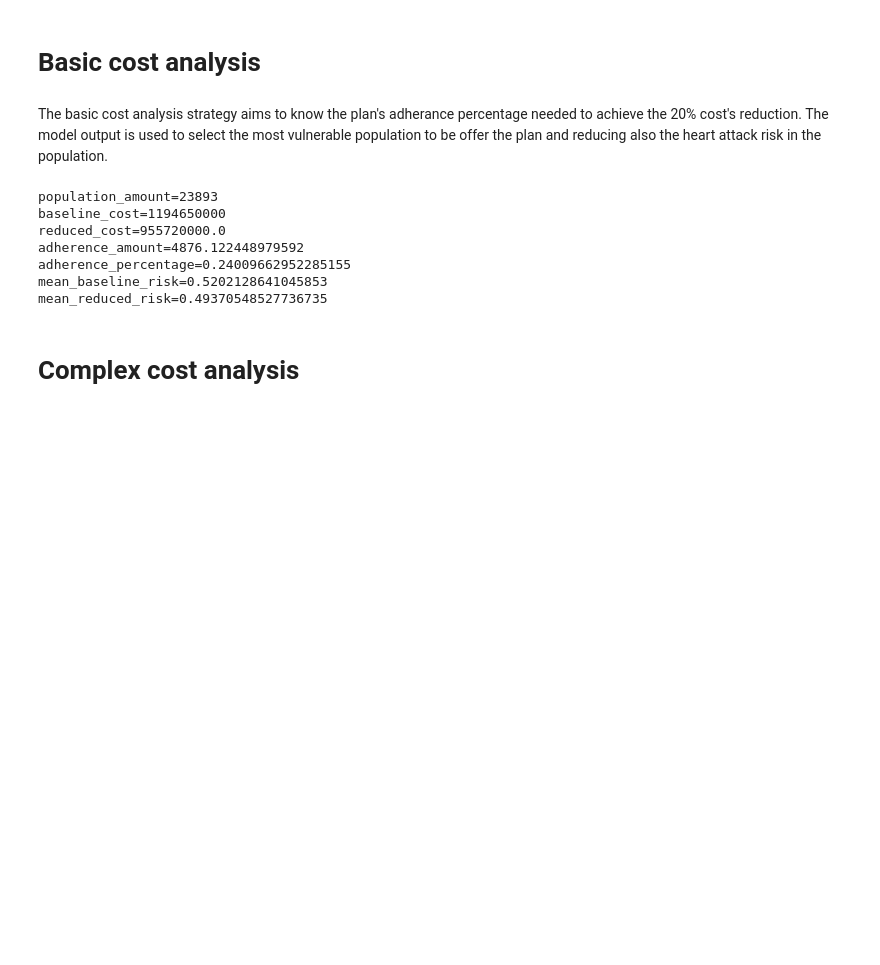
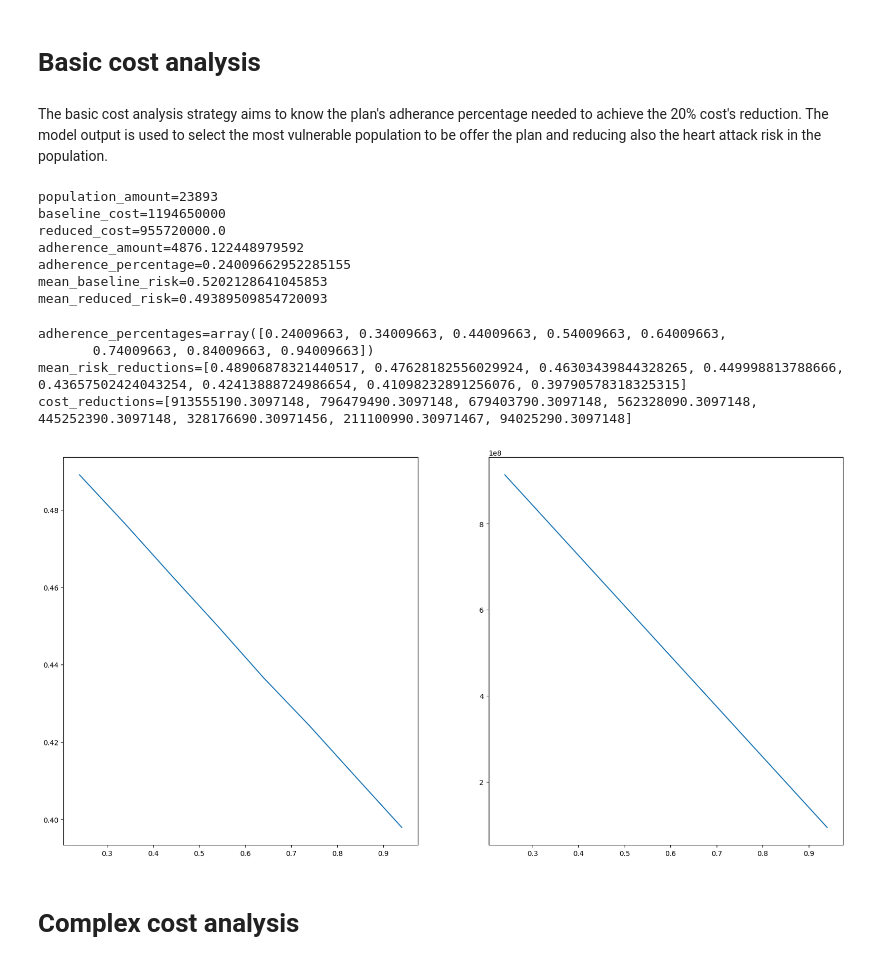
Before and after one commit to gabyarte/heart-attack-cost-reduction, a Jupyter notebook: notebooks/04a_cost_analysis.ipynb, the cells around one changed output. Saved outputs shown, nothing was run; the diff lists cells and outputs as text; code cells hidden in the pictures; blank space fills up the shorter version.

Commit message:
feat: Add plots for risk and cost analysis

```diff
--- a/notebooks/04a_cost_analysis.ipynb
+++ b/notebooks/04a_cost_analysis.ipynb
@@ -62,8 +63,35 @@ def cost_analysis(df, prob_column, target_column, reduction_goal, acceptance_per
         offer_population[prob_column]
     ).mean()
     print(f'{mean_reduced_risk=}')
+    return offer_population, adherence_percentage
+# %%
+def plot_risk_cost_reduction(df, prob_column, risk_reduction, base_adherance_percentage, post_cost, pre_cost):
+    _, ax = plt.subplots(1, 2, figsize=(20, 10))
+
+    adherence_percentages = np.arange(base_adherance_percentage, 1.0, 0.1)
+    print(f'{adherence_percentages=}')
+
+    mean_risk_reductions = [
+        np.where(
+            df.index.isin(df.sample(frac=adherance_percentage).index),
+            df[prob_column] * risk_reduction,
+            df[prob_column]
+        ).mean()
+        for adherance_percentage in adherence_percentages
+    ]
+    print(f'{mean_risk_reductions=}')
+
+    total_population = df.shape[0]
+    cost_reductions = [
+        total_population * post_cost - total_population * adherance_percentage * (post_cost - pre_cost)
+        for adherance_percentage in adherence_percentages
+    ]
+    print(f'{cost_reductions=}')
+
+    sns.lineplot(x=adherence_percentages, y=mean_risk_reductions, ax=ax[0])
+    sns.lineplot(x=adherence_percentages, y=cost_reductions, ax=ax[1])
 # %%
-cost_analysis(
+offer_population, adherance_percentage = cost_analysis(
     df=data,
     prob_column='proba',
     target_column=TARGET,
@@ -80,6 +108,21 @@ reduced_cost=955720000.0
 adherence_amount=4876.122448979592
 adherence_percentage=0.24009662952285155
 mean_baseline_risk=0.5202128641045853
-mean_reduced_risk=0.49370548527736735
+mean_reduced_risk=0.49389509854720093
+# %%
+plot_risk_cost_reduction(
+    df=offer_population,
+    prob_column='proba',
+    risk_reduction=RISK_REDUCTION_PERCENTAGE,
+    base_adherance_percentage=adherance_percentage,
+    post_cost=POST_TREATMENT_COST,
+    pre_cost=PLAN_COST
+)
+# %% [output]
+adherence_percentages=array([0.24009663, 0.34009663, 0.44009663, 0.54009663, 0.64009663,
+       0.74009663, 0.84009663, 0.94009663])
+mean_risk_reductions=[0.48906878321440517, 0.47628182556029924, 0.46303439844328265, 0.449998813788666, 0.43657502424043254, 0.42413888724986654, 0.41098232891256076, 0.39790578318325315]
+cost_reductions=[913555190.3097148, 796479490.3097148, 679403790.3097148, 562328090.3097148, 445252390.3097148, 328176690.30971456, 211100990.30971467, 94025290.3097148]
+[figure, added]
 # %% [markdown]
 # Complex cost analysis
```
Also changed, not shown: parts of 1 cell of this notebook.
